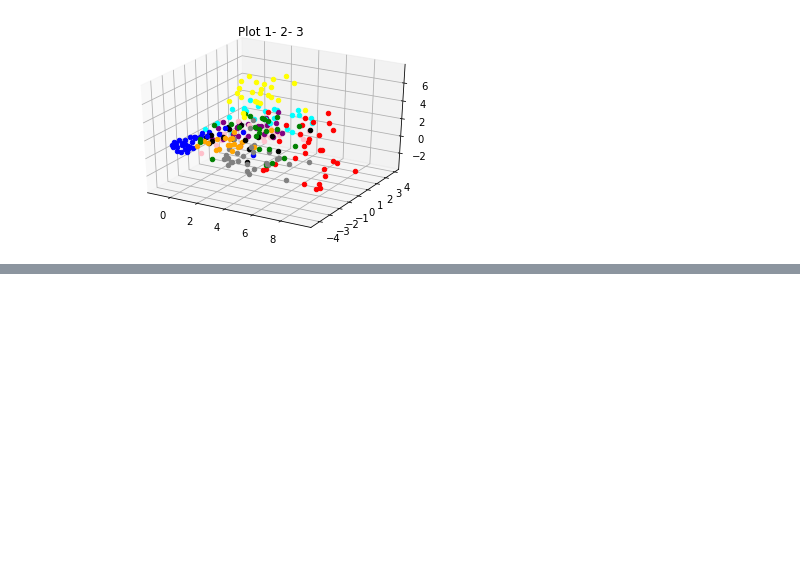
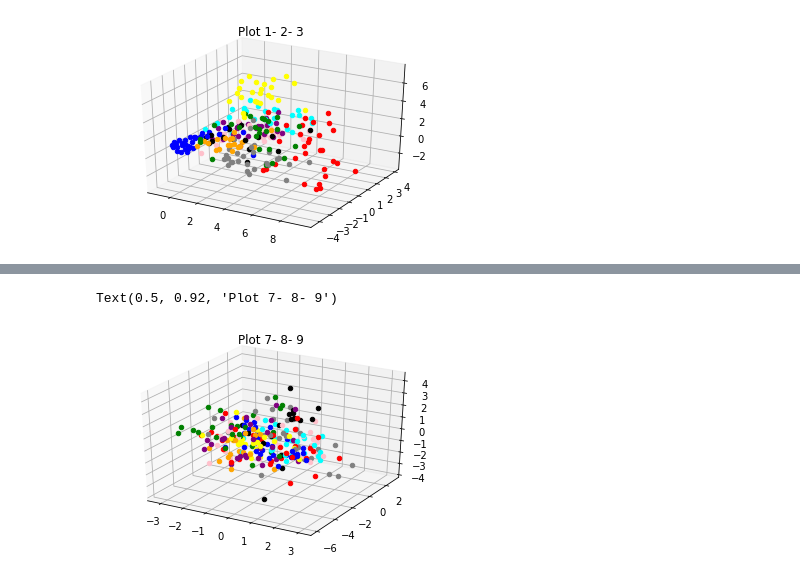
Before and after one commit to chigichan24/dora, a Jupyter notebook: pca_mnist.ipynb, the cells around one changed output, grey strips where cells are left out. Drawn from its saved outputs; the diff is of its cells as text; code cells hidden in the pictures; blank space fills up the shorter version.

```diff
--- a/pca_mnist.ipynb
+++ b/pca_mnist.ipynb
@@ -178,0 +179,28 @@ NameError: name 'pri_4' is not defined
+# %%
+fig = plt.figure()
+axes = fig.add_subplot(111, projection='3d')
+for i in range(256):
+    if labels[i] == 0:
+        axes.scatter3D(pri_7[i], pri_8[i], pri_9[i], c = 'red')
+    elif labels[i] == 1:
+        axes.scatter3D(pri_7[i], pri_8[i], pri_9[i], c = 'blue')
+    elif labels[i] == 2:
+        axes.scatter3D(pri_7[i], pri_8[i], pri_9[i], c = 'green')
+    elif labels[i] == 3:
+        axes.scatter3D(pri_7[i], pri_8[i], pri_9[i], c = 'gray')
+    elif labels[i] == 4:
+        axes.scatter3D(pri_7[i], pri_8[i], pri_9[i], c = 'cyan')
+    elif labels[i] == 5:
+        axes.scatter3D(pri_7[i], pri_8[i], pri_9[i], c = 'black')
+    elif labels[i] == 6:
+        axes.scatter3D(pri_7[i], pri_8[i], pri_9[i], c = 'yellow')
+    elif labels[i] == 7:
+        axes.scatter3D(pri_7[i], pri_8[i], pri_9[i], c = 'pink')
+    elif labels[i] == 8:
+        axes.scatter3D(pri_7[i], pri_8[i], pri_9[i], c = 'orange')
+    else:
+        axes.scatter3D(pri_7[i], pri_8[i], pri_9[i], c = 'purple')
+axes.set_title("Plot 7- 8- 9")
+# %% [output]
+Text(0.5, 0.92, 'Plot 7- 8- 9')
+[figure, added]
```
Also changed, not shown: parts of 3 cells of this notebook.
